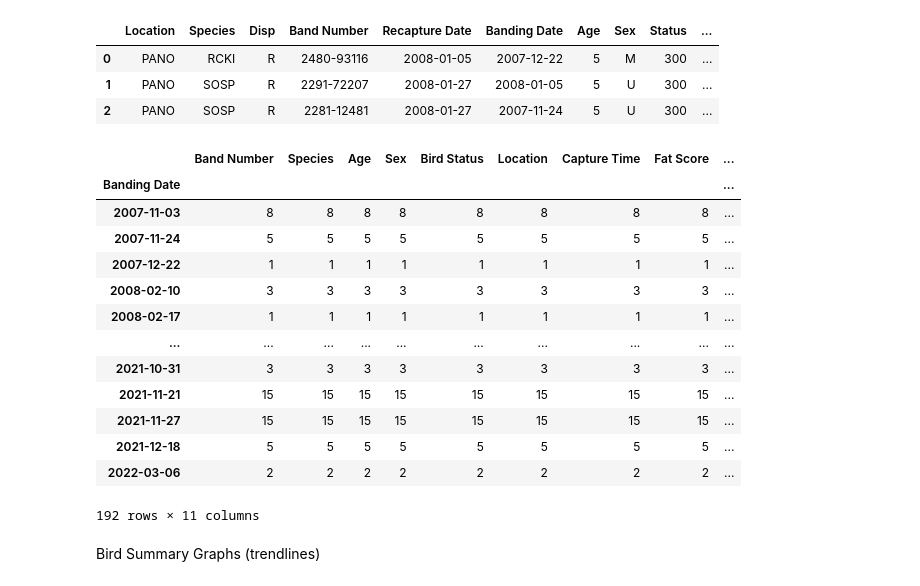
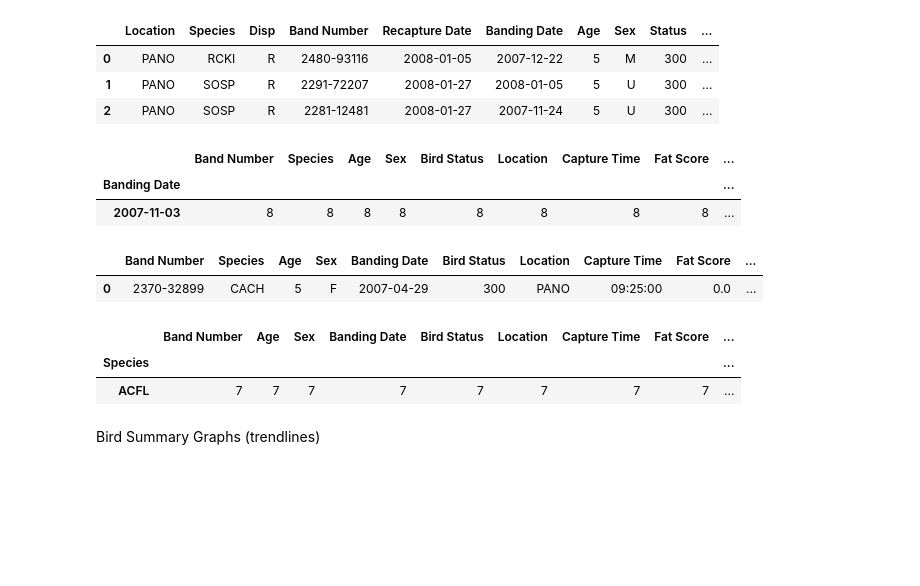
Before and after one commit to Pryzzm/PanoRestoration, a Jupyter notebook: MainAnalysis.ipynb, the cells around one changed output. Drawn from its saved outputs; the diff is of its cells as text; code cells hidden in the pictures; blank space fills up the shorter version.

Commit message:
new graphs for birds+butterflies/other big changes

```diff
--- a/MainAnalysis.ipynb
+++ b/MainAnalysis.ipynb
@@ -174,6 +419,22 @@ birdRecaps.head(3)
 | 2 | PANO | SOSP | R | 2281-12481 | 2008-01-27 | 2007-11-24 | 5 | U | 300 | ... |
 # %%
 birdFirsts.dropna(subset=["Species"], inplace=True)
+# %%
+def get_bird_group(bird_data, bird_id: str):
+  bird_data = bird_data[bird_data["Species"] == bird_id]
+  bird_data = bird_data[bird_data["Location"] == "PANO"]
+  return bird_data.groupby([bird_data["Banding Date"]]).count()
+
+birds: list[str] = ["FISP", "COYE", "SAVS", "BSSP", "SWSP", "SOSP", "YBCH", "LISP", "VESP", "PRAW",
+"BOBO", "GRSP", "HESP", "SEWR"] # etc...
+filtered_groups = {}
+for species in birds:
+  filtered_groups[species] = get_bird_group(birdFirsts, species)  # you'd pass in the loaded data
+filtered_groups["FISP"].head(1) # would return the filtered FISP data based on how it's run through the method get_bird_group()
+# %% [output]
+|  | Band Number | Species | Age | Sex | Bird Status | Location | Capture Time | Fat Score | ... |
+| Banding Date |  |  |  |  |  |  |  |  | ... |
+| 2007-11-03 | 8 | 8 | 8 | 8 | 8 | 8 | 8 | 8 | ... |
 # %%
 '''
 for the initial capture dataset, this drops birds where
@@ -199,3 +460,16 @@ CapHist.update_layout(showlegend=False)
 CapHist.write_html("CapHistFigure.html")
 CapHist.show()
 #turns out, song sparrow is the actual most captured species, though swamp sparrow is the highest recap
+# %%
+over1Bird.head(1)
+# %% [output]
+|  | Band Number | Species | Age | Sex | Banding Date | Bird Status | Location | Capture Time | Fat Score | ... |
+| 0 | 2370-32899 | CACH | 5 | F | 2007-04-29 | 300 | PANO | 09:25:00 | 0.0 | ... |
+# %%
+groupedSpeciesCap = over1Bird.groupby([over1Bird["Species"]]).count()
+groupedSpeciesCap['Percent of Total'] = groupedSpeciesCap['Band Number'] / groupedSpeciesCap['Band Number'].sum()
+groupedSpeciesCap.head(1)
+# %% [output]
+|  | Band Number | Age | Sex | Banding Date | Bird Status | Location | Capture Time | Fat Score | ... |
+| Species |  |  |  |  |  |  |  |  | ... |
+| ACFL | 7 | 7 | 7 | 7 | 7 | 7 | 7 | 7 | ... |
@@ -209,30 +489,3 @@ RecapHist.update_layout(showlegend=False)
 RecapHist.write_html("RecapHistFigure.html")
 
 RecapHist.show()
-# %%
-def get_bird_group(bird_data, bird_id: str):
-  bird_data = bird_data[bird_data["Species"] == bird_id]
-  bird_data = bird_data[bird_data["Location"] == "PANO"]
-  return bird_data.groupby([bird_data["Banding Date"]]).count()
-
-birds: list[str] = ["FISP", "COYE", "SAVS", "BSSP", "SWSP", "SOSP", "YBCH", "LISP", "VESP", "PRAW",
-"BOBO", "GRSP", "HESP", "SEWR"] # etc...
-filtered_groups = {}
-for species in birds:
-  filtered_groups[species] = get_bird_group(birdFirsts, species)  # you'd pass in the loaded data
-filtered_groups["FISP"] # would return the filtered FISP data based on how it's run through the method get_bird_group()
-# %% [output]
-|  | Band Number | Species | Age | Sex | Bird Status | Location | Capture Time | Fat Score | ... |
-| Banding Date |  |  |  |  |  |  |  |  | ... |
-| 2007-11-03 | 8 | 8 | 8 | 8 | 8 | 8 | 8 | 8 | ... |
-| 2007-11-24 | 5 | 5 | 5 | 5 | 5 | 5 | 5 | 5 | ... |
-| 2007-12-22 | 1 | 1 | 1 | 1 | 1 | 1 | 1 | 1 | ... |
-| 2008-02-10 | 3 | 3 | 3 | 3 | 3 | 3 | 3 | 3 | ... |
-| 2008-02-17 | 1 | 1 | 1 | 1 | 1 | 1 | 1 | 1 | ... |
-| ... | ... | ... | ... | ... | ... | ... | ... | ... | ... |
-| 2021-10-31 | 3 | 3 | 3 | 3 | 3 | 3 | 3 | 3 | ... |
-| 2021-11-21 | 15 | 15 | 15 | 15 | 15 | 15 | 15 | 15 | ... |
-| 2021-11-27 | 15 | 15 | 15 | 15 | 15 | 15 | 15 | 15 | ... |
-| 2021-12-18 | 5 | 5 | 5 | 5 | 5 | 5 | 5 | 5 | ... |
-| 2022-03-06 | 2 | 2 | 2 | 2 | 2 | 2 | 2 | 2 | ... |
-192 rows × 11 columns
```
Also changed, not shown: parts of 8 cells of this notebook, 19 other files.
